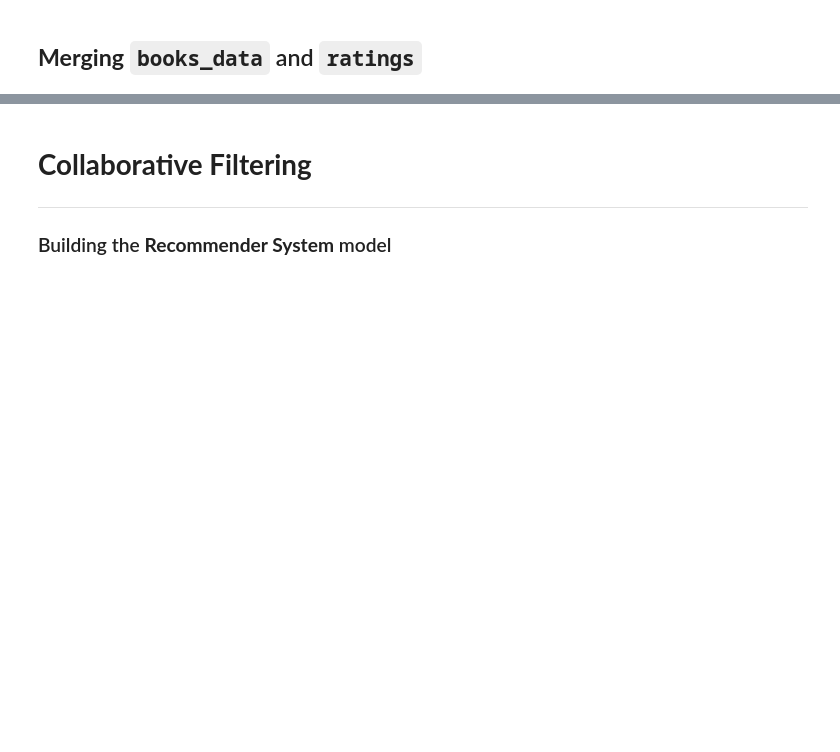
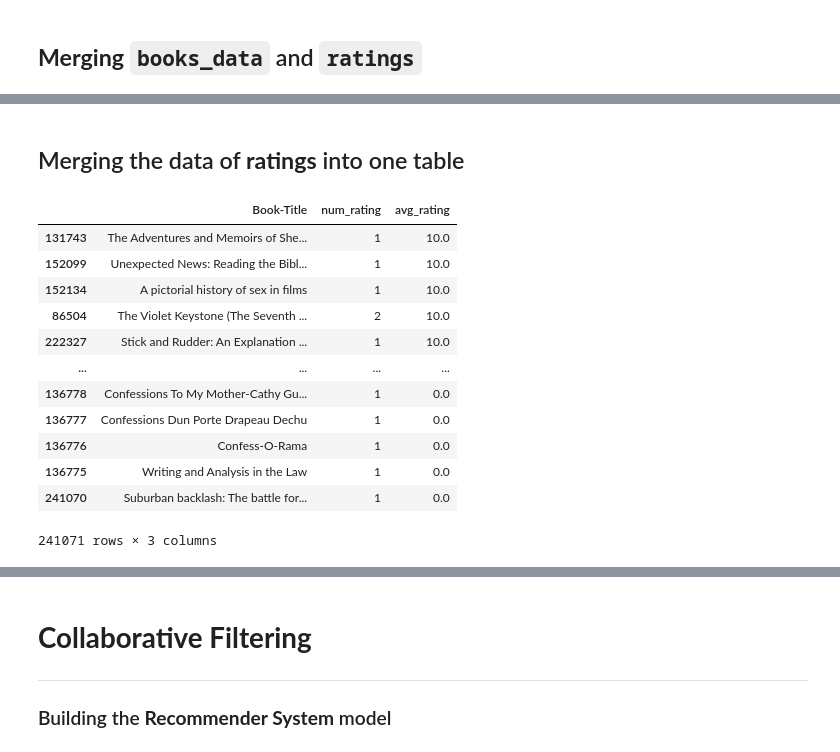
Before and after one commit to nirmit27/ds-and-ml, a Jupyter notebook: Models/book-recommender-system.ipynb, the cells around one changed output, grey strips where cells are left out. Cells and saved outputs as stored; diff of their text form; code cells hidden in the pictures; blank space fills up the shorter version.

Commit message:
Kaggle Notebook | Book-Recommender-System | Version 6

```diff
--- a/Models/book-recommender-system.ipynb
+++ b/Models/book-recommender-system.ipynb
@@ -65,0 +63,5 @@ books_data_ratings.head()
+# %%
+avg_ratings = books_data_ratings.groupby('Book-Title')['Book-Rating'].mean().sort_values(ascending=False).reset_index()
+avg_ratings.rename(columns={'Book-Rating': 'avg_rating'}, inplace=True)
+
+avg_ratings
@@ -65,0 +84,5 @@ books_data_ratings.head()
+# %%
+num_ratings = books_data_ratings.groupby('Book-Title')['Book-Rating'].count().sort_values(ascending=False).reset_index()
+num_ratings.rename(columns={'Book-Rating': 'num_rating'}, inplace=True)
+
+num_ratings
@@ -65,0 +103,19 @@ books_data_ratings.head()
+# %% [markdown]
+## Merging the data of **ratings** into one table
+# %%
+merged = num_ratings.merge(avg_ratings, on='Book-Title').sort_values(by='avg_rating', ascending=False)
+merged
+# %% [output]
+|  | Book-Title | num_rating | avg_rating |
+| 131743 | The Adventures and Memoirs of She... | 1 | 10.0 |
+| 152099 | Unexpected News: Reading the Bibl... | 1 | 10.0 |
+| 152134 | A pictorial history of sex in films | 1 | 10.0 |
+| 86504 | The Violet Keystone (The Seventh ... | 2 | 10.0 |
+| 222327 | Stick and Rudder: An Explanation ... | 1 | 10.0 |
+| ... | ... | ... | ... |
+| 136778 | Confessions To My Mother-Cathy Gu... | 1 | 0.0 |
+| 136777 | Confessions Dun Porte Drapeau Dechu | 1 | 0.0 |
+| 136776 | Confess-O-Rama | 1 | 0.0 |
+| 136775 | Writing and Analysis in the Law | 1 | 0.0 |
+| 241070 | Suburban backlash: The battle for... | 1 | 0.0 |
+241071 rows × 3 columns
```
Also changed, not shown: parts of 12 cells of this notebook.
